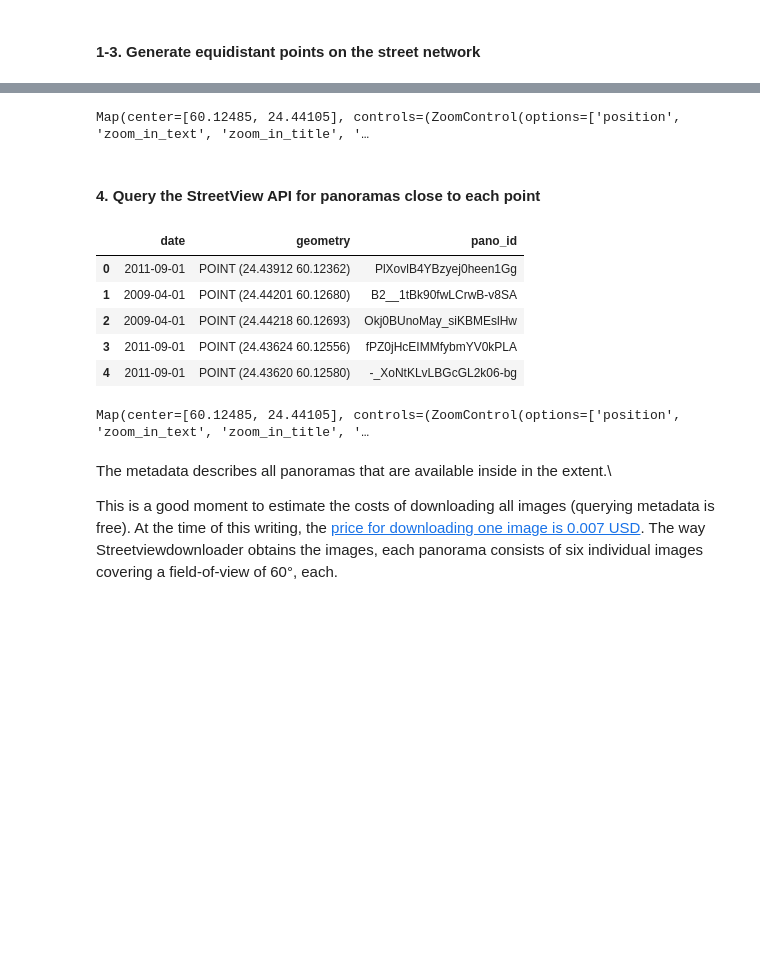
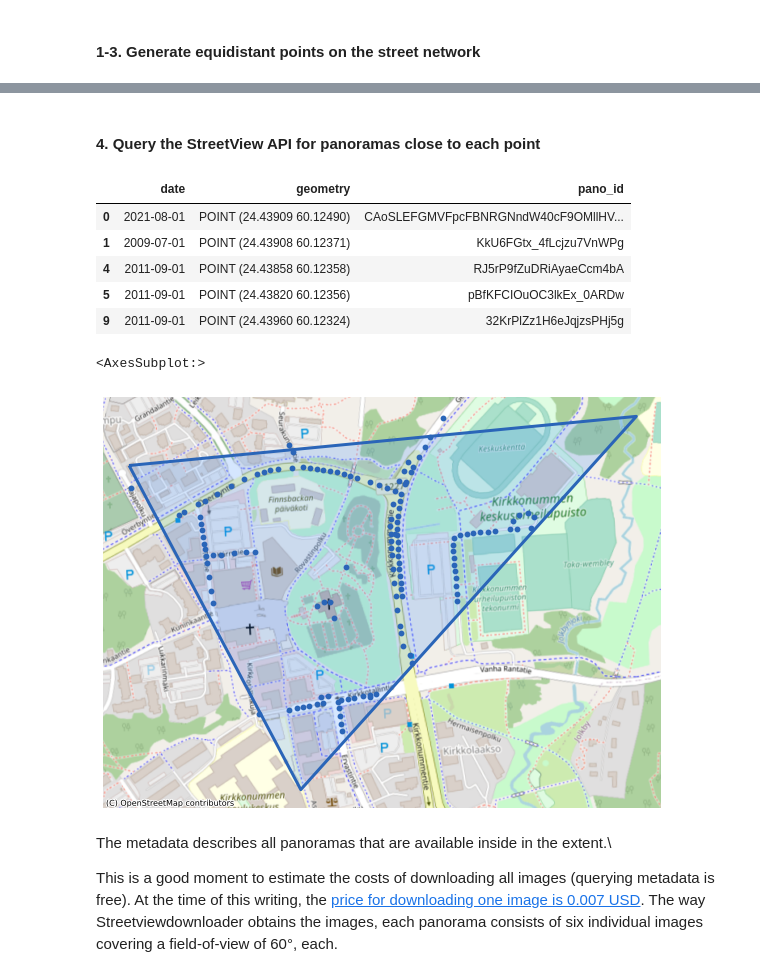
Before and after one commit to DigitalGeographyLab/streetviewdownloader, a Jupyter notebook: docs/basic-usage.ipynb, the cells around one changed output, grey strips where cells are left out. Cells and saved outputs as stored; diff of their text form; code cells hidden in the pictures; blank space fills up the shorter version.

```diff
--- a/docs/basic-usage.ipynb
+++ b/docs/basic-usage.ipynb
@@ -24,7 +24,11 @@ For more advanced applications, such as saving the metadata only, or for integra
 #   of a current mismatch in geos versions between
 #   shapely and pygeos
 # - set sys.path to point to the local streetviewdownloader repo
+# - make ipython show all outputs of each cell
+# - provide a helper function to unobstrusively plot geometries
 
+
+# - import credentials
 try:
     import yaml
     import os.path
@@ -43,11 +47,49 @@ except (ImportError, FileNotFoundError, KeyError):
         API_KEY = ""
         URL_SIGNING_KEY = ""
 
+
+# - hide the warnings that are displayed because
+#   of a current mismatch in geos versions between
+#   shapely and pygeos
 import warnings
 warnings.simplefilter("ignore")
 
+
+# - set sys.path to point to the local streetviewdownloader repo
 import sys
 sys.path.append("../src/")
+
+
+# - make ipython show all outputs of each cell
+get_ipython().ast_node_interactivity = "all"
+
+
+# - provide a helper function to unobstrusively plot geometries
+import contextily
+import geopandas
+import matplotlib.pyplot
+import shapely.geometry
+
+def plot(*what_to_plot):
+    fig, ax = matplotlib.pyplot.subplots(figsize = (10,10))
+    for what in what_to_plot:
+        if isinstance(what, shapely.geometry.base.BaseGeometry):
+            what = geopandas.GeoDataFrame({"geometry": [what]}, crs="EPSG:4326")
+        what.to_crs("EPSG:3875").plot(
+            ax=ax,
+            edgecolor="#2a65b8ff",
+            facecolor="#3388ff33",
+            linewidth=3,
+            markersize=8
+        )
+    ax.set_axis_off()
+    contextily.add_basemap(
+        ax,
+        crs="EPSG:3875",
+        source=contextily.providers.OpenStreetMap.Mapnik,
+        zoom=16
+    )
+    return ax
 # %% [markdown]
 ### Define download extent and download directory
 
@@ -108,36 +153,22 @@ points.head()
-# %%
-map2 = ipyleaflet.Map()
-map2.add_layer(ipyleaflet.WKTLayer(wkt_string=kirkkonummi.wkt))
-map2.add_layer(ipyleaflet.GeoData(geo_dataframe=points, point_style={"radius": 1, "color": "black"}))
-map2.center = map1.center
-map2.zoom = map1.zoom + 2
-
-map2
-# %% [output]
-Map(center=[60.12485, 24.44105], controls=(ZoomControl(options=['position', 'zoom_in_text', 'zoom_in_title', '…
 # %% [markdown]
 #### 4. Query the StreetView API for panoramas close to each point
 # %%
 from streetviewdownloader import StreetViewMetadataDownloader
+
 metadata_downloader = StreetViewMetadataDownloader(API_KEY, URL_SIGNING_KEY)
 metadata = metadata_downloader.download(points)
+
 metadata.head()
+plot(kirkkonummi, metadata)
 # %% [output]
 |  | date | geometry | pano_id |
-| 0 | 2011-09-01 | POINT (24.43912 60.12362) | PlXovlB4YBzyej0heen1Gg |
-| 1 | 2009-04-01 | POINT (24.44201 60.12680) | B2__1tBk90fwLCrwB-v8SA |
-| 2 | 2009-04-01 | POINT (24.44218 60.12693) | Okj0BUnoMay_siKBMEslHw |
-| 3 | 2011-09-01 | POINT (24.43624 60.12556) | fPZ0jHcEIMMfybmYV0kPLA |
-| 4 | 2011-09-01 | POINT (24.43620 60.12580) | -_XoNtKLvLBGcGL2k06-bg |
+| 0 | 2021-08-01 | POINT (24.43909 60.12490) | CAoSLEFGMVFpcFBNRGNndW40cF9OMllHV... |
+| 1 | 2009-07-01 | POINT (24.43908 60.12371) | KkU6FGtx_4fLcjzu7VnWPg |
+| 4 | 2011-09-01 | POINT (24.43858 60.12358) | RJ5rP9fZuDRiAyaeCcm4bA |
+| 5 | 2011-09-01 | POINT (24.43820 60.12356) | pBfKFCIOuOC3lkEx_0ARDw |
+| 9 | 2011-09-01 | POINT (24.43960 60.12324) | 32KrPlZz1H6eJqjzsPHj5g |
+<AxesSubplot:>
+[figure, added]
-# %%
-map3 = ipyleaflet.Map()
-map3.add_layer(ipyleaflet.WKTLayer(wkt_string=kirkkonummi.wkt))
-map3.add_layer(ipyleaflet.GeoData(geo_dataframe=metadata[["geometry"]], point_style={"radius": 0.5, "color": "black" }))
-map3.center = map1.center
-map3.zoom = map1.zoom + 2
-map3
-# %% [output]
-Map(center=[60.12485, 24.44105], controls=(ZoomControl(options=['position', 'zoom_in_text', 'zoom_in_title', '…
 # %% [markdown]
 The metadata describes all panoramas that are available inside in the extent.\
 
```
Also changed, not shown: parts of 2 cells of this notebook, 2 other files.
